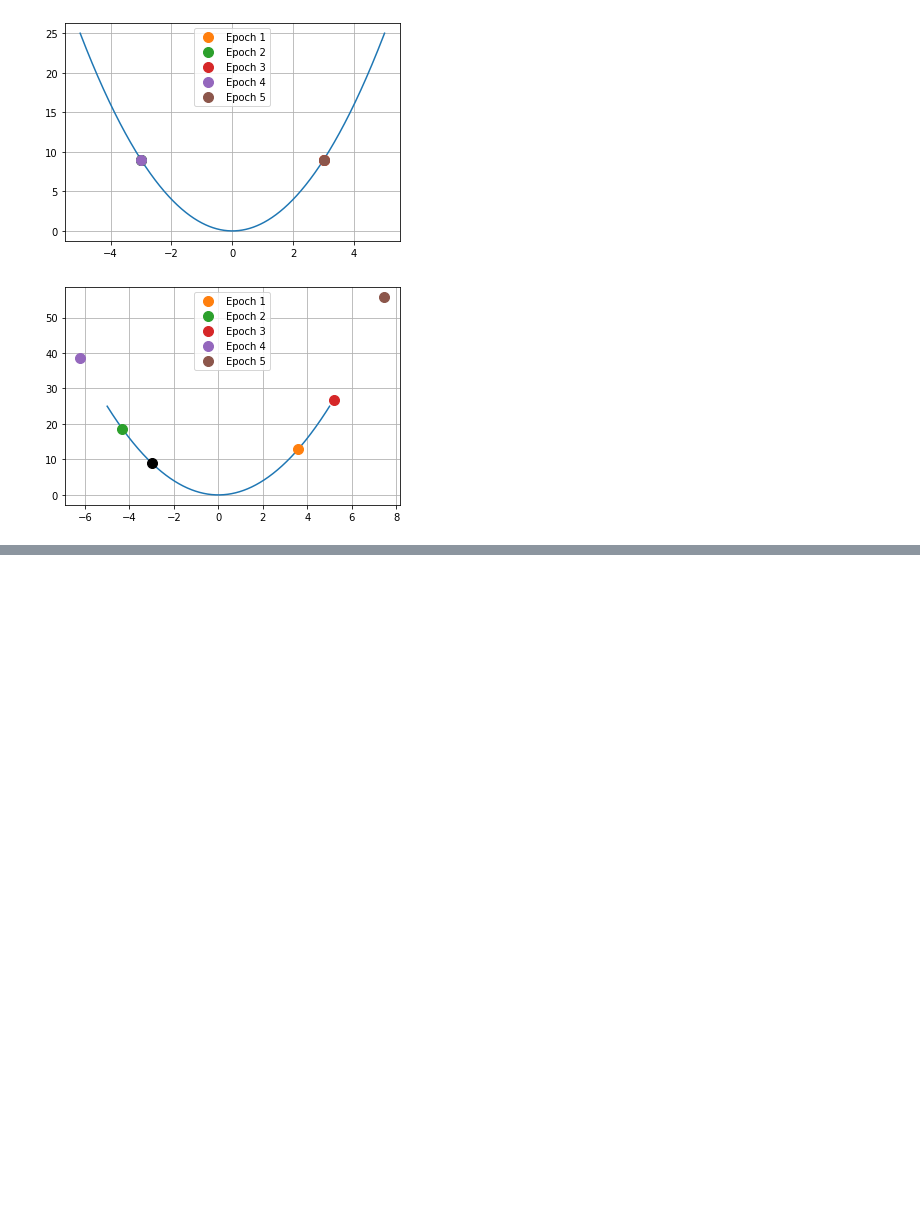
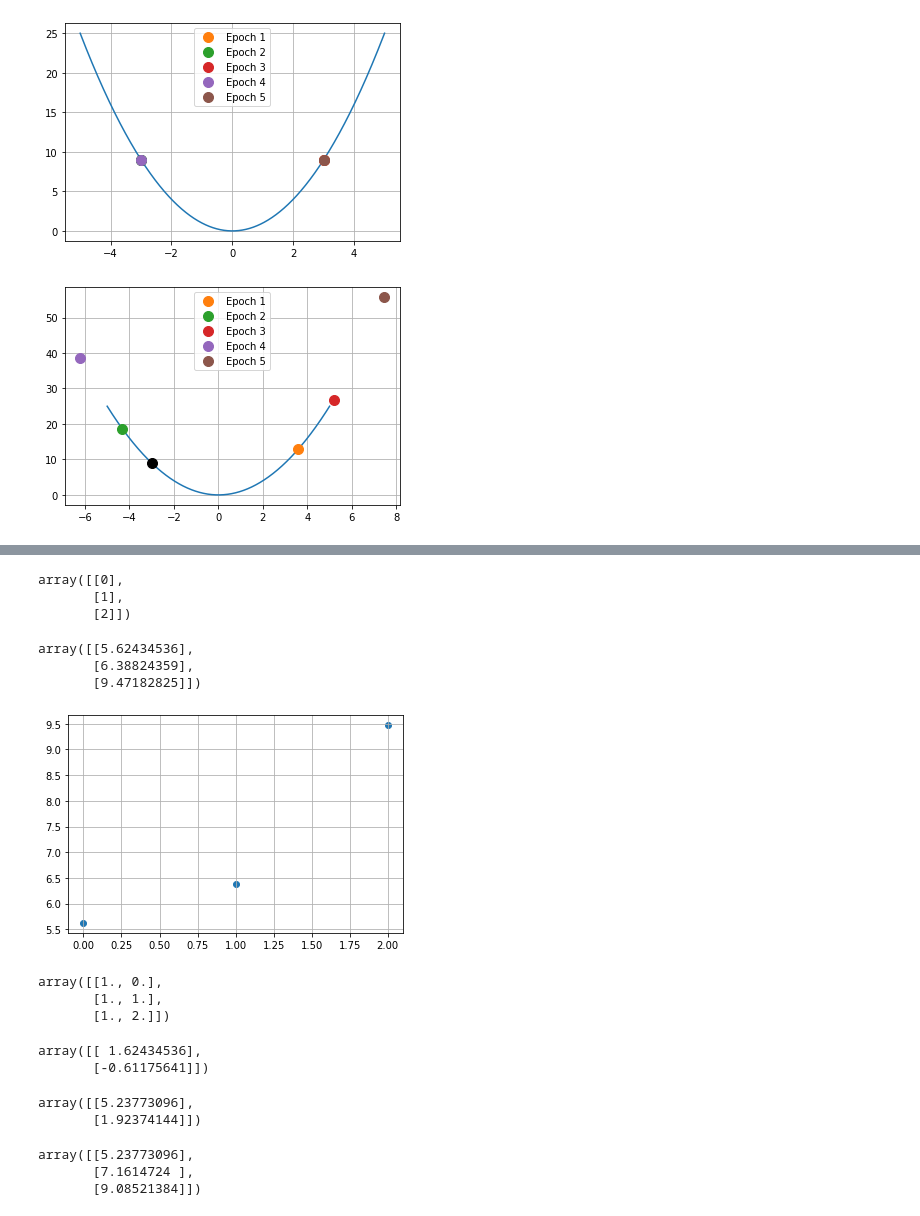
Before and after one commit to JakeOh/202011_itw_pyml_wkd, a Jupyter notebook: ml03.ipynb, the cells around one changed output, grey strips where cells are left out. Drawn from its saved outputs; the diff is of its cells as text; code cells hidden in the pictures; blank space fills up the shorter version.

```diff
--- a/ml03.ipynb
+++ b/ml03.ipynb
@@ -83,0 +93,57 @@ plot_gradient_descent(fn, x_init=-3, eta=1.1)
+# %%
+np.random.seed(1)
+
+X = np.arange(0, 3).reshape((3, 1))  # 2d array
+y = 4 + 3 * X + np.random.randn(3, 1)
+# %%
+X
+# %% [output]
+array([[0],
+       [1],
+       [2]])
+# %%
+y
+# %% [output]
+array([[5.62434536],
+       [6.38824359],
+       [9.47182825]])
+# %%
+plt.scatter(X, y)
+plt.grid()
+# %% [output]
+[figure, added]
+# %%
+# (3, 2) shape 2d array
+X_b = np.c_[np.ones(shape=(3, 1)), X]
+X_b
+# %% [output]
+array([[1., 0.],
+       [1., 1.],
+       [1., 2.]])
+# %%
+learning_rate = 0.1  # 학습률
+m = 3  # 샘플 개수
+n_iteration = 1_000  # 반복 횟수
+
+np.random.seed(1)
+theta = np.random.randn(2, 1)  # [[b0], [b1]] 초깃값 - 임의의 난수로 만듦.
+theta
+# %% [output]
+array([[ 1.62434536],
+       [-0.61175641]])
+# %%
+for epoch in range(n_iteration):
+    gradient = (2/m) * X_b.T @ (X_b @ theta - y)
+    theta = theta - learning_rate * gradient
+
+theta
+# %% [output]
+array([[5.23773096],
+       [1.92374144]])
+# %%
+y_hat = X_b @ theta  # 예측값
+y_hat
+# %% [output]
+array([[5.23773096],
+       [7.1614724 ],
+       [9.08521384]])
```
Also changed, not shown: parts of 8 cells of this notebook.
